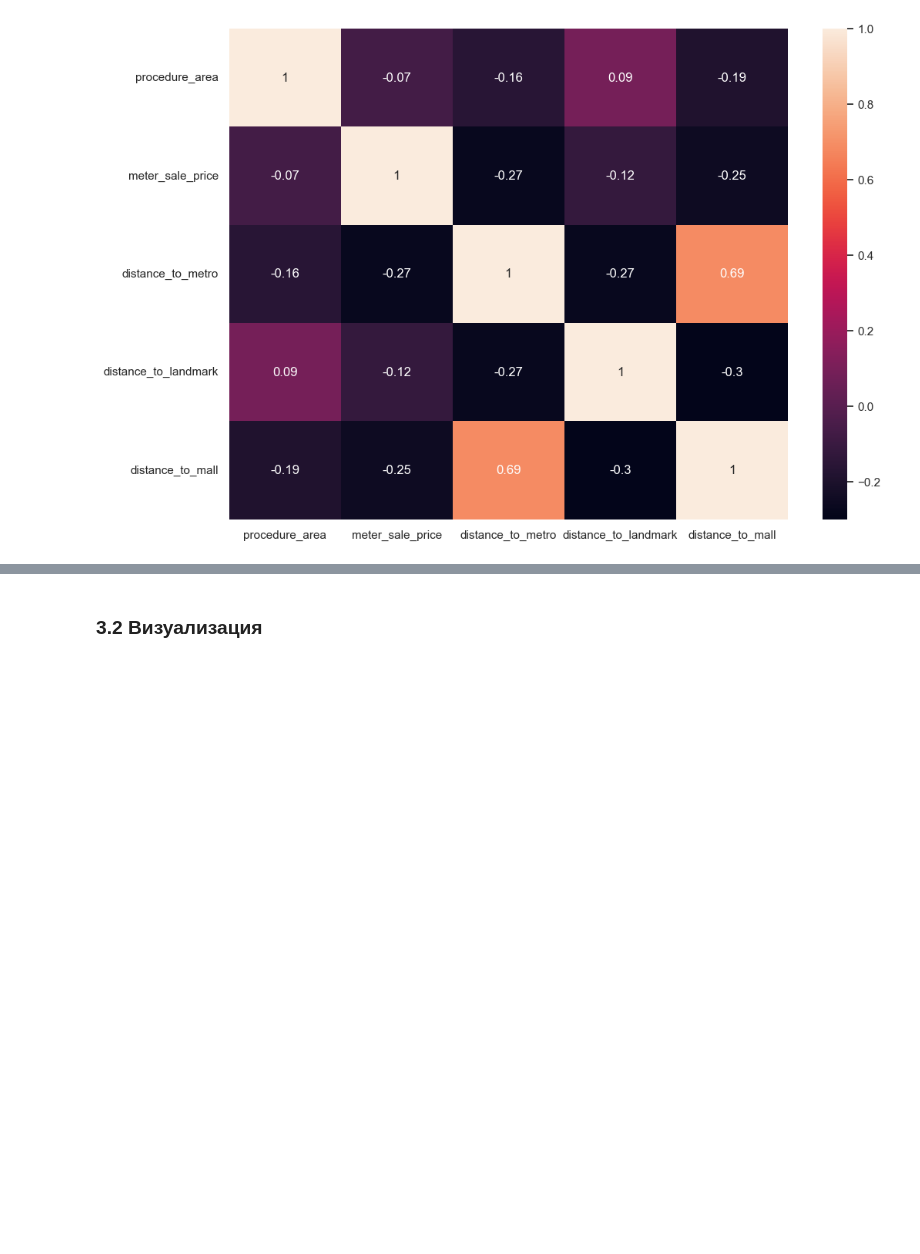
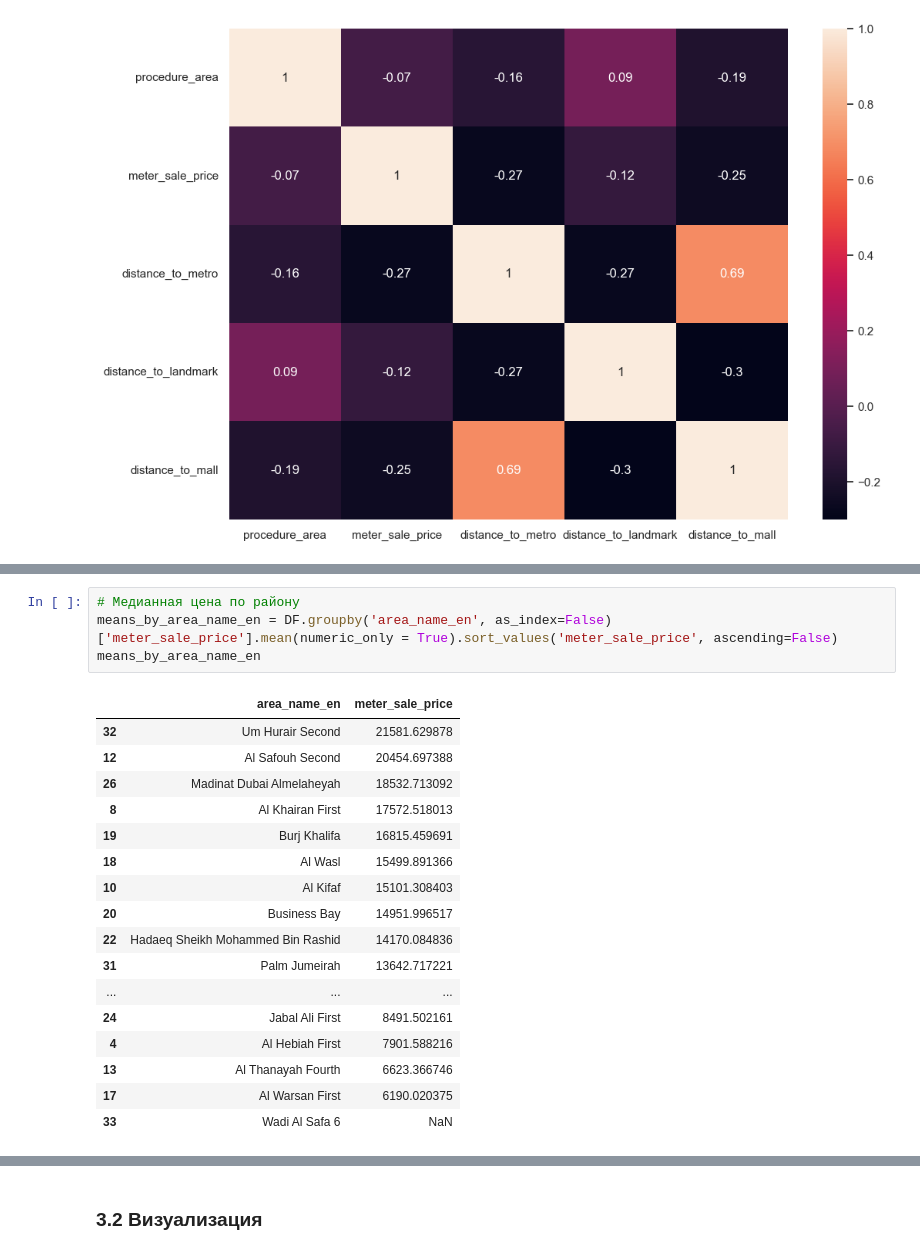
Before and after one commit to yvkovlev/yvkovlev.github.io, a Jupyter notebook: Dubai.ipynb, the cells around one changed output, grey strips where cells are left out. Saved outputs shown, nothing was run; the diff lists cells and outputs as text; blank space fills up the shorter version.

```diff
--- a/Dubai.ipynb
+++ b/Dubai.ipynb
@@ -856,0 +954,22 @@ sns.heatmap(data=correlation_matrix, annot=True)
+# %%
+# Медианная цена по району
+means_by_area_name_en = DF.groupby('area_name_en', as_index=False)['meter_sale_price'].mean(numeric_only = True).sort_values('meter_sale_price', ascending=False)
+means_by_area_name_en
+# %% [output]
+|  | area_name_en | meter_sale_price |
+| 32 | Um Hurair Second | 21581.629878 |
+| 12 | Al Safouh Second | 20454.697388 |
+| 26 | Madinat Dubai Almelaheyah | 18532.713092 |
+| 8 | Al Khairan First | 17572.518013 |
+| 19 | Burj Khalifa | 16815.459691 |
+| 18 | Al Wasl | 15499.891366 |
+| 10 | Al Kifaf | 15101.308403 |
+| 20 | Business Bay | 14951.996517 |
+| 22 | Hadaeq Sheikh Mohammed Bin Rashid | 14170.084836 |
+| 31 | Palm Jumeirah | 13642.717221 |
+| ... | ... | ... |
+| 24 | Jabal Ali First | 8491.502161 |
+| 4 | Al Hebiah First | 7901.588216 |
+| 13 | Al Thanayah Fourth | 6623.366746 |
+| 17 | Al Warsan First | 6190.020375 |
+| 33 | Wadi Al Safa 6 | NaN |
```
Also changed, not shown: parts of 18 cells of this notebook, 1 other file.
